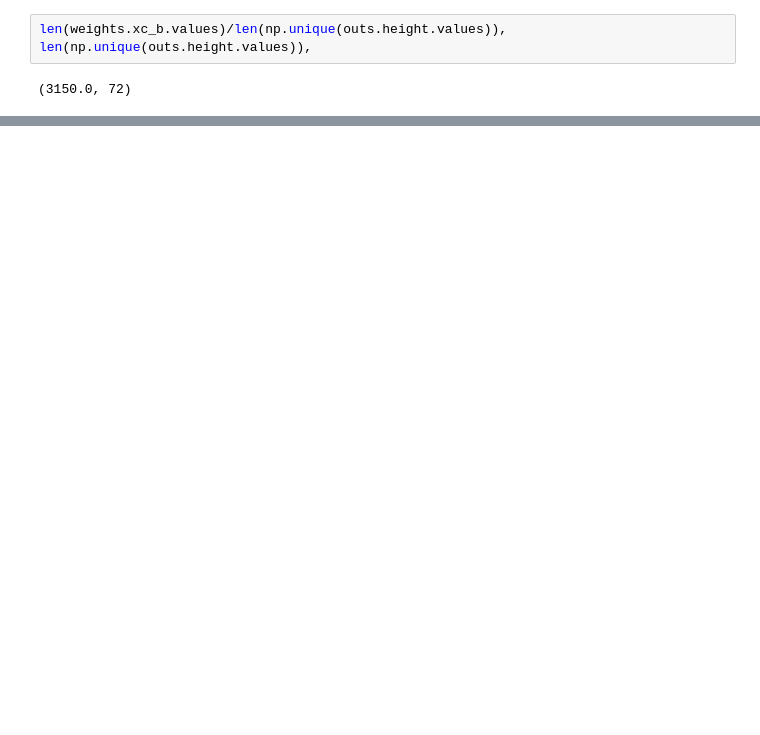
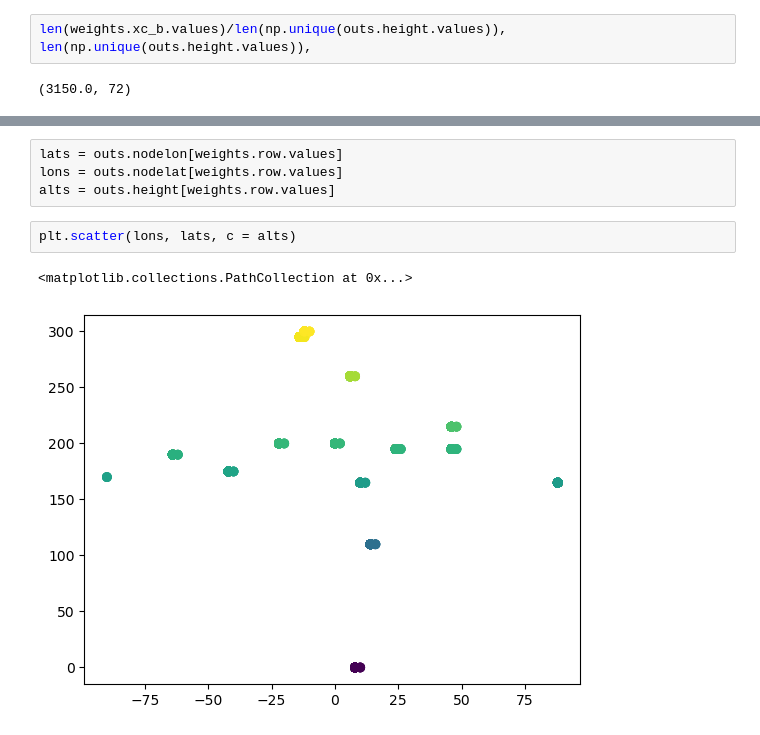
Before and after one commit to abukowski21/SAMI3-GITM-python, a Jupyter notebook: read-weights.ipynb, the cells around one changed output, grey strips where cells are left out. Cells and saved outputs as stored; diff of their text form; blank space fills up the shorter version.

```diff
--- a/read-weights.ipynb
+++ b/read-weights.ipynb
@@ -98,0 +111,9 @@ ESMF.RegridFromFile(
+# %%
+lats = outs.nodelon[weights.row.values]
+lons = outs.nodelat[weights.row.values]
+alts = outs.height[weights.row.values]
+# %%
+plt.scatter(lons, lats, c = alts)
+# %% [output]
+<matplotlib.collections.PathCollection at 0x...>
+[figure, added]
```
Also changed, not shown: parts of 13 cells of this notebook.
